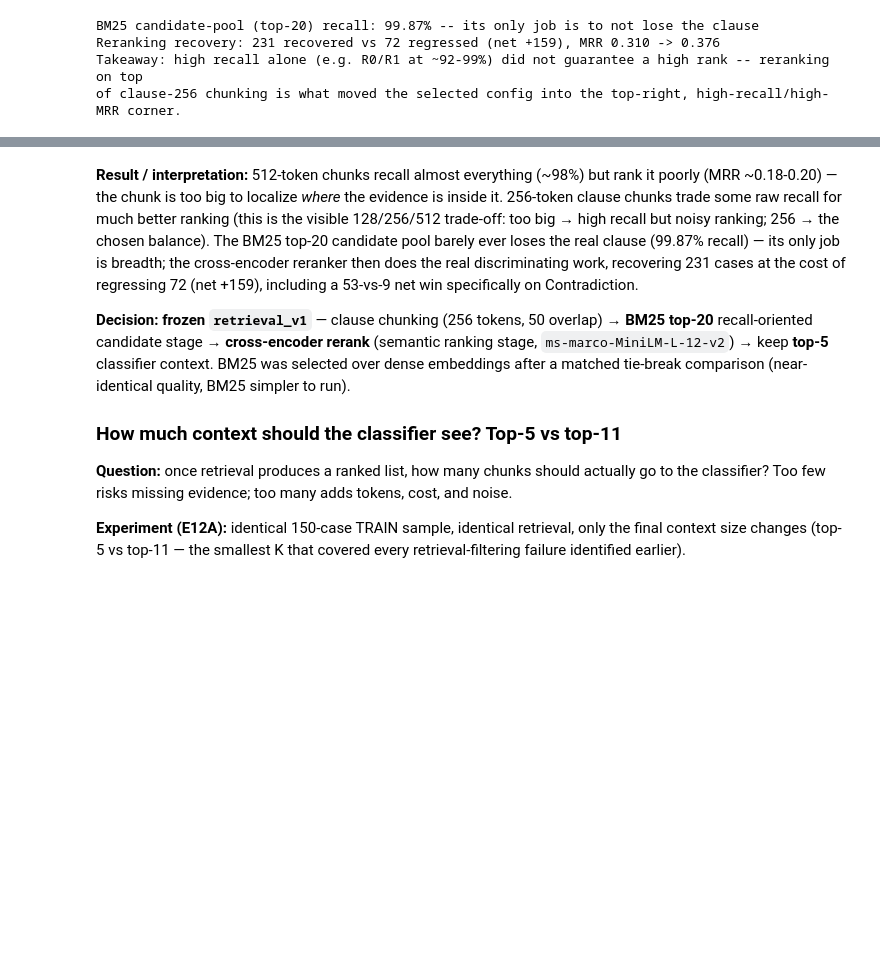
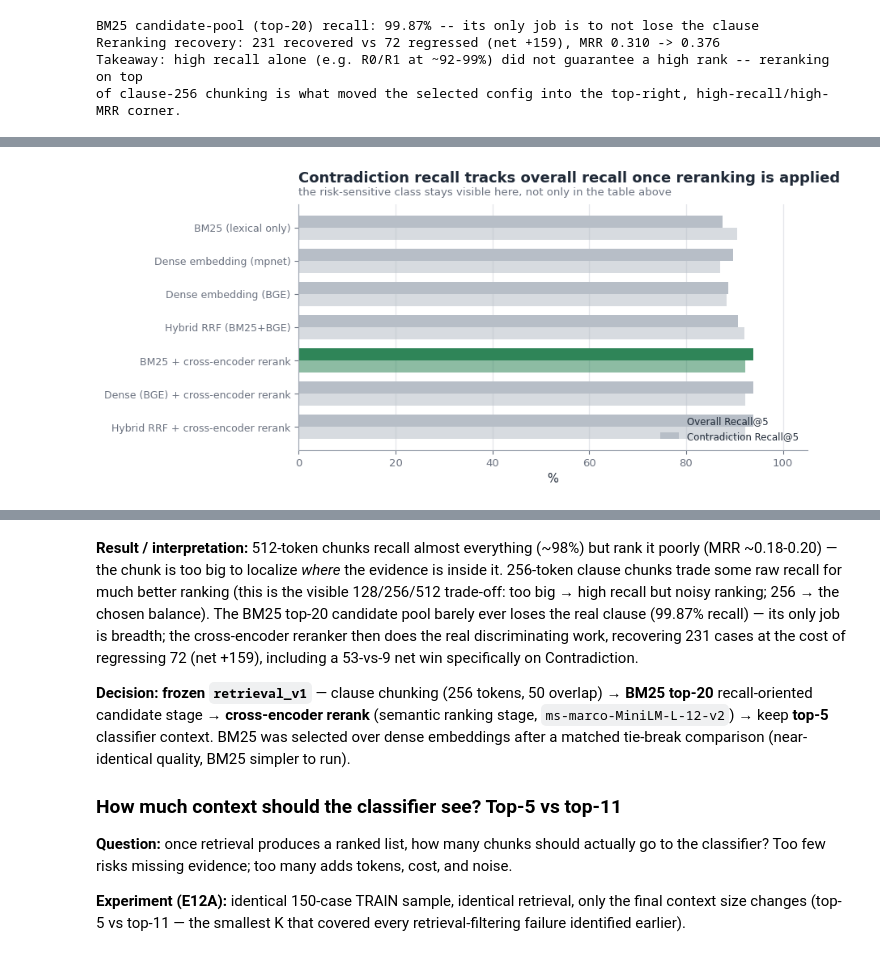
Before and after one commit to AsmithaUbaid/ndatrace, a Jupyter notebook: notebooks/NDATrace_Complete_Technical_Tour.ipynb, the cells around one changed output, grey strips where cells are left out. Saved outputs shown, nothing was run; the diff lists cells and outputs as text; code cells hidden in the pictures; blank space fills up the shorter version.

```diff
--- a/notebooks/NDATrace_Complete_Technical_Tour.ipynb
+++ b/notebooks/NDATrace_Complete_Technical_Tour.ipynb
@@ -593,0 +774,21 @@ of clause-256 chunking is what moved the selected config into the top-right, hig
+# %%
+fig, ax = plt.subplots(figsize=(9.0, 4.2))
+labels = [r["label"] for r in arch_results]
+recall_vals = [r["metrics"]["overall"]["evidence_recall_at_k"] * 100 for r in arch_results]
+contra_vals = [r["metrics"]["contradiction"]["evidence_recall_at_k"] * 100 for r in arch_results]
+y = range(len(labels))
+w = 0.36
+colors = [COLOR_RUNTIME if r["frozen"] else COLOR_SECONDARY for r in arch_results]
+ax.barh([i + w/2 for i in y], recall_vals, height=w, color=colors, alpha=0.55, label="Overall Recall@5")
+ax.barh([i - w/2 for i in y], contra_vals, height=w, color=colors, label="Contradiction Recall@5")
+ax.set_yticks(list(y)); ax.set_yticklabels(labels, fontsize=9)
+ax.set_xlabel("%"); ax.set_xlim(0, 105)
+ax.invert_yaxis()
+style_axes(ax, grid_axis="x")
+titled(ax, "Contradiction recall tracks overall recall once reranking is applied",
+       "the risk-sensitive class stays visible here, not only in the table above")
+ax.legend(loc="lower right", fontsize=8.5)
+plt.tight_layout()
+plt.show()
+# %% [output]
+[figure, added]
```
Also changed, not shown: parts of 17 cells of this notebook, 13 other files.
